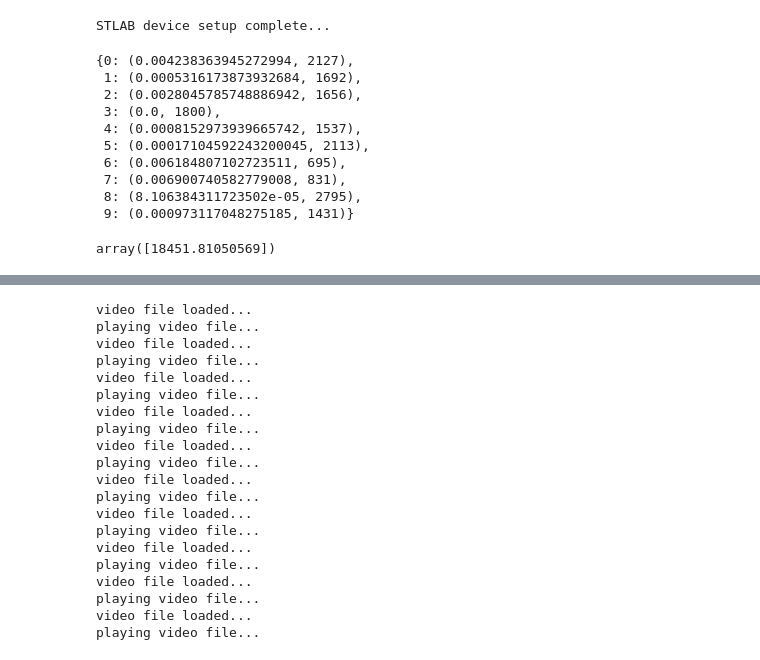
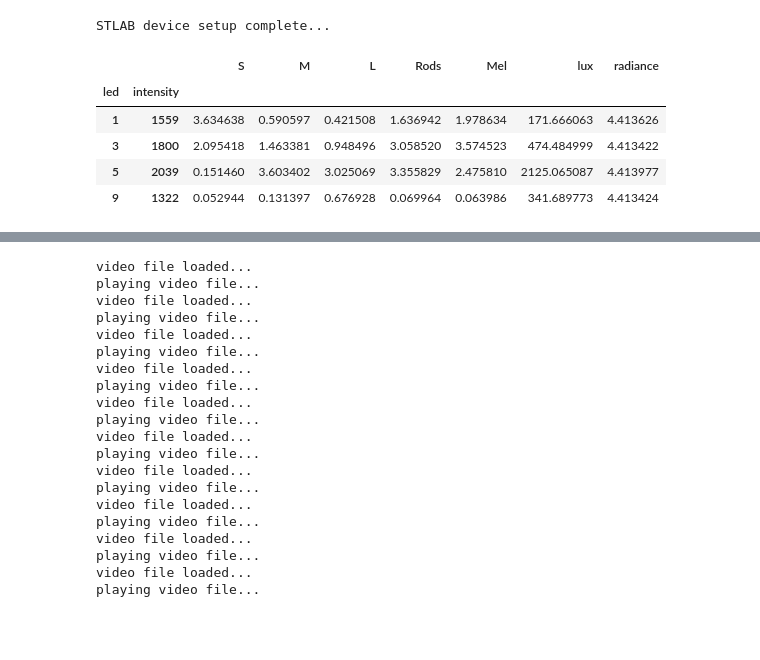
Before and after one commit to PyPlr/cvd_pupillometry, a Jupyter notebook: code/PyPlr/pyplr/notebooks/chirps.ipynb, the cells around one changed output, grey strips where cells are left out. Cells and saved outputs as stored; diff of their text form; code cells hidden in the pictures; blank space fills up the shorter version.

```diff
--- a/code/PyPlr/pyplr/notebooks/chirps.ipynb
+++ b/code/PyPlr/pyplr/notebooks/chirps.ipynb
@@ -48,26 +48,20 @@ def interp_spectra(spectra):
 # %%
 cc = stlab.CalibrationContext('../data/corrected_oo_spectra.csv')
 LED3_max = 1800 # comfortable maximal melanopsin stim
 r_matches = {}
-for led in range(10):
+for led in [1,3,5,9]:
     match = cc.match(target_led=3, target_led_intensity=LED3_max, match_led=led, match_type='radiance')
     r_matches[led] = match
 
-r_matches
+idxs = [(led,intensity[1]) for led, intensity in r_matches.items()]
+stim_info = cc.aopic.loc[idxs]
+stim_info['lux'] = cc.lux.loc[idxs]
+stim_info['radiance'] = cc.lkp.sum(axis=1)
+stim_info
 # %% [output]
-{0: (0.004238363945272994, 2127),
- 1: (0.0005316173873932684, 1692),
- 2: (0.0028045785748886942, 1656),
- 3: (0.0, 1800),
- 4: (0.0008152973939665742, 1537),
- 5: (0.00017104592243200045, 2113),
- 6: (0.006184807102723511, 695),
- 7: (0.006900740582779008, 831),
- 8: (8.106384311723502e-05, 2795),
- 9: (0.000973117048275185, 1431)}
+|  |  | S | M | L | Rods | Mel | lux | radiance |
+| led | intensity |  |  |  |  |  |  |  |
+| 1 | 1559 | 3.634638 | 0.590597 | 0.421508 | 1.636942 | 1.978634 | 171.666063 | 4.413626 |
+| 3 | 1800 | 2.095418 | 1.463381 | 0.948496 | 3.058520 | 3.574523 | 474.484999 | 4.413422 |
+| 5 | 2039 | 0.151460 | 3.603402 | 3.025069 | 3.355829 | 2.475810 | 2125.065087 | 4.413977 |
+| 9 | 1322 | 0.052944 | 0.131397 | 0.676928 | 0.069964 | 0.063986 | 341.689773 | 4.413424 |
-# %%
-from pyplr.CIE import get_CIE_1924_photopic_vl
-vl = get_CIE_1924_photopic_vl(asdf=True)
-cc.lkp.loc[(7,4095)].dot(vl.values)*683
-# %% [output]
-array([18451.81050569])
```
Also changed, not shown: parts of 6 cells of this notebook, 6 other files.
